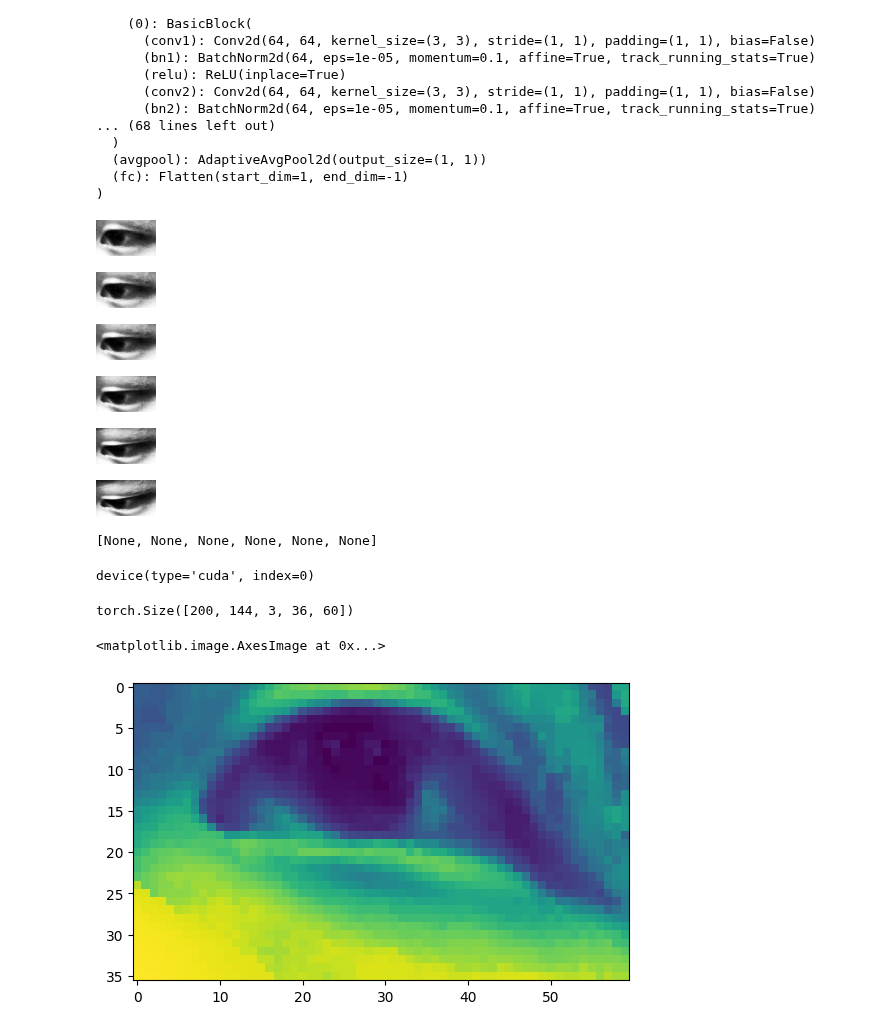
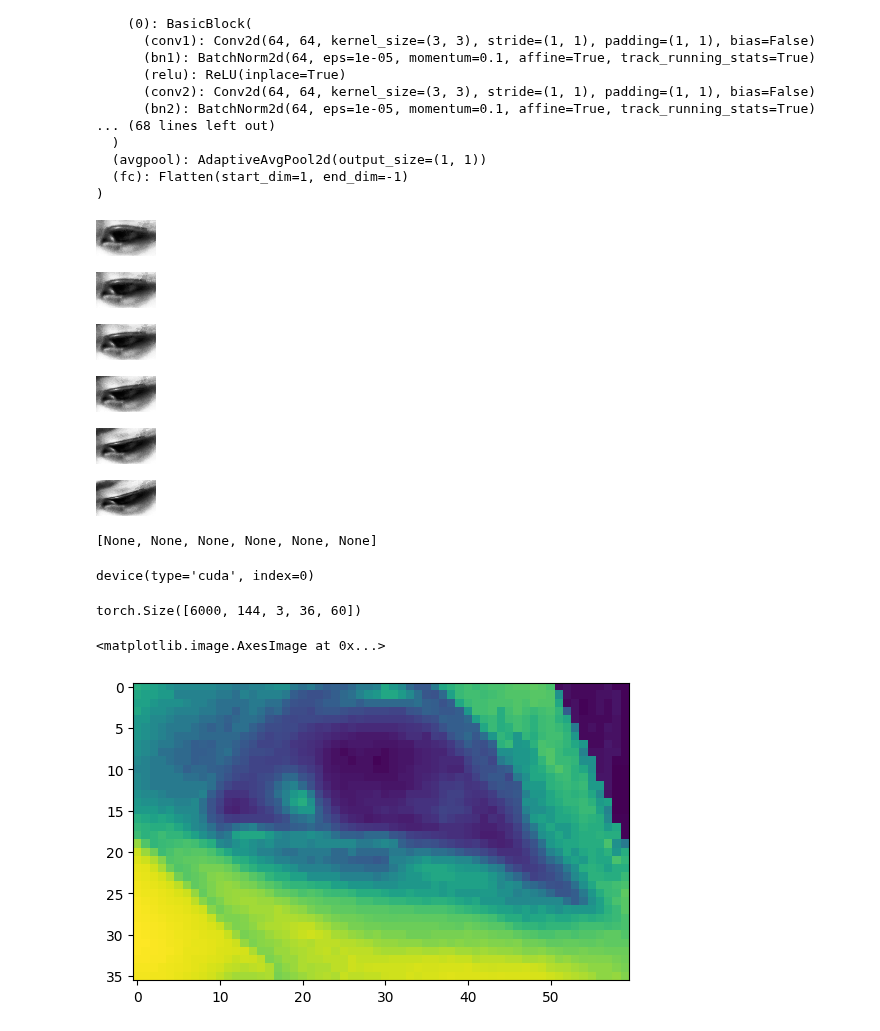
Before and after one commit to Miolith/projet-dnn, a Jupyter notebook: MeNets_implem.ipynb, the cells around one changed output. Cells and saved outputs as stored; diff of their text form; code cells hidden in the pictures.

Commit message:
(pynd): full data notebook

```diff
--- a/MeNets_implem.ipynb
+++ b/MeNets_implem.ipynb
@@ -33,34 +33,34 @@ ResNet(
 # %%
 from zipfile import ZipFile
 from PIL import Image
 from glob import glob
 
 image_list = []
 
-subject_num = 20
-batch_per_subject = 10
+subject_num = 50
+batch_per_subject = 160
 
 subject_list = np.repeat(np.arange(subject_num),batch_per_subject)
 
-for data in glob("data/s*/synth/00[0-9]_left.zip"):
+for data in glob("data/s*/synth/[0-1][0-5][0-9]_left.zip"):
 
     with ZipFile(data) as archive:
         image_list.append([])
         for entry in archive.infolist():
 
             with archive.open(entry) as file:
                 img = Image.open(file)
                 image_list[-1].append(img)
                 img.load()
 
 list(map(display, image_list[0][-6:]))
 # %% [output]
-[figure, old version]
+[figure, new version]
-[figure, old version]
+[figure, new version]
-[figure, old version]
+[figure, new version]
-[figure, old version]
+[figure, new version]
-[figure, old version]
+[figure, new version]
-[figure, old version]
+[figure, new version]
 [None, None, None, None, None, None]
 # %%
 gaze_list = []
@@ -94,12 +94,12 @@ for image_group in image_list:
 image_tensor = torch.concat(tensor_list)
 image_tensor.shape
 # %% [output]
-torch.Size([200, 144, 3, 36, 60])
+torch.Size([6000, 144, 3, 36, 60])
 # %%
 plt.imshow(image_tensor[0][0][0])
 # %% [output]
 <matplotlib.image.AxesImage at 0x...>
-[figure, old version]
+[figure, new version]
 # %%
 gaze_tensor = torch.concat([torch.tensor(i) for i in gaze_list]).float()
 gaze_tensor.shape
```
Also changed, not shown: parts of 6 cells of this notebook.
